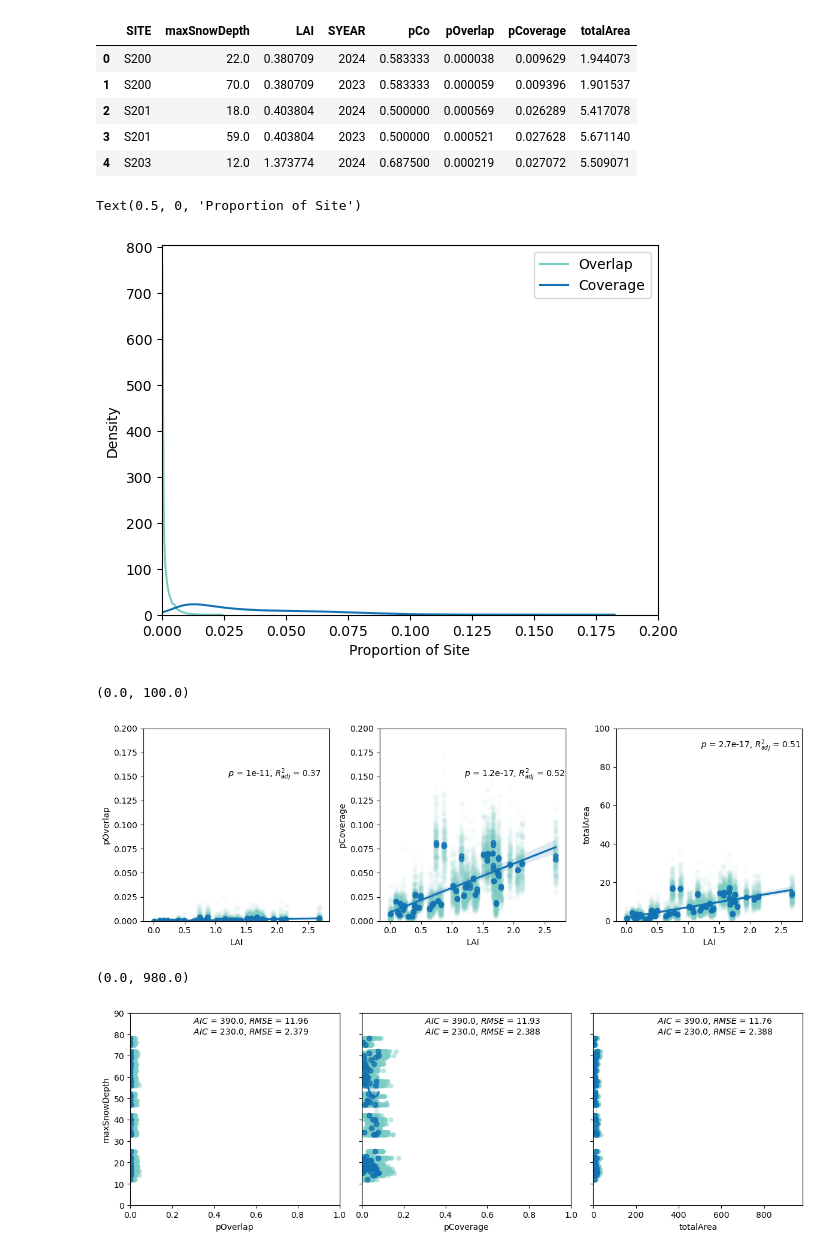
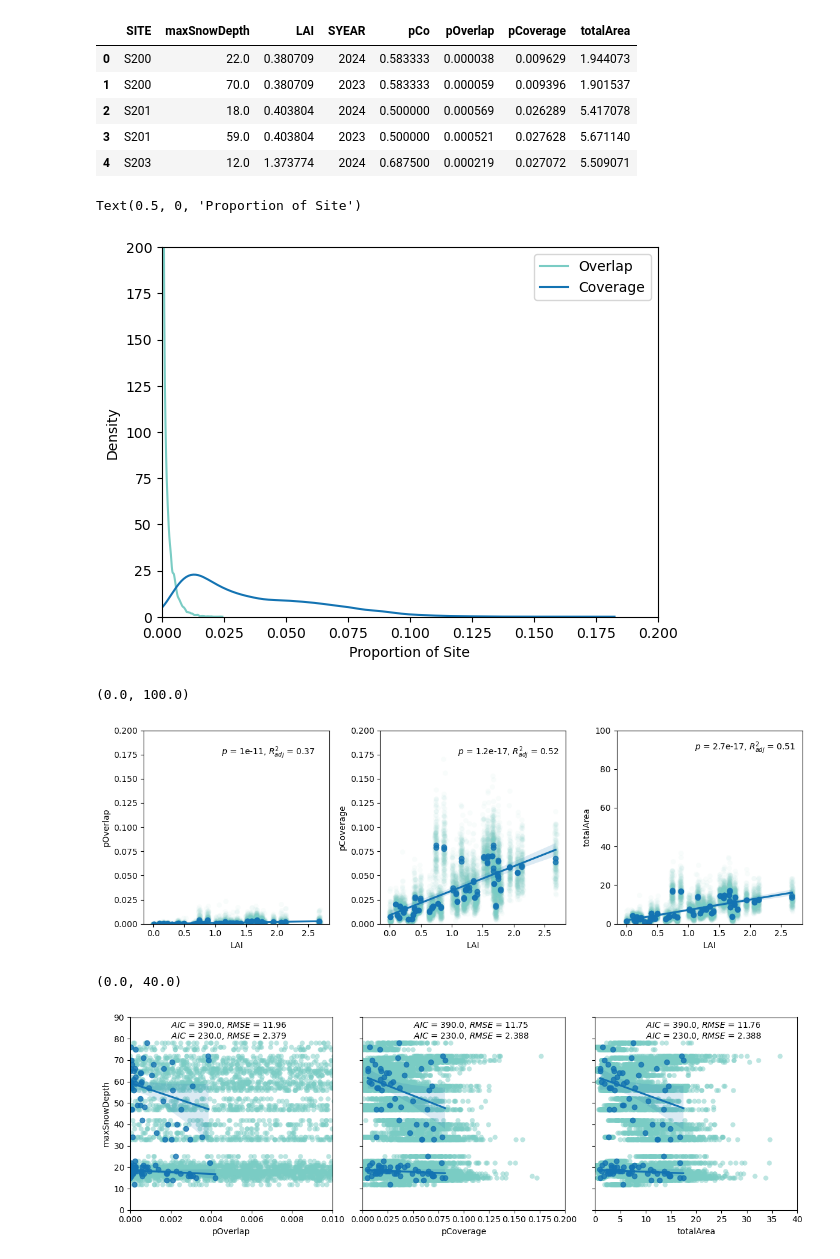
Before and after one commit to mwdjones/forest-canopy-model, a Jupyter notebook: 03_plot-model.ipynb, the cells around one changed output. Drawn from its saved outputs; the diff is of its cells as text; code cells hidden in the pictures.

```diff
--- a/03_plot-model.ipynb
+++ b/03_plot-model.ipynb
@@ -62,14 +62,15 @@ modDat_site.head()
 # %%
 #General Site Statistics
 fig, ax = plt.subplots(1, 1)
-sns.kdeplot(modDat, x="pOverlap", label = 'Overlap', color = pal[2], ax = ax)
-sns.kdeplot(modDat, x="pCoverage", label = 'Coverage', color = pal[4], ax = ax)
+sns.kdeplot(data = modDat, x="pOverlap", label = 'Overlap', color = pal[2], ax = ax)
+sns.kdeplot(data = modDat, x="pCoverage", label = 'Coverage', color = pal[4], ax = ax)
 ax.legend()
 ax.set_xlim(0, 0.2)
+ax.set_ylim(0, 200)
 ax.set_xlabel('Proportion of Site')
 # %% [output]
 Text(0.5, 0, 'Proportion of Site')
-[figure, old version]
+[figure, new version]
 # %%
 #Correlation with LAI
 fig, [ax1, ax2, ax3] = plt.subplots(1, 3, figsize = (12, 4),
@@ -102,9 +103,9 @@ sns.regplot(data = modDat_site, x = 'LAI', y = 'totalArea',
 lai_pOver = smf.ols('pOverlap ~ LAI', data = modDat_site).fit()
 lai_pCover = smf.ols('pCoverage ~ LAI', data = modDat_site).fit()
 lai_tot = smf.ols('totalArea ~ LAI', data = modDat_site).fit()
-ax1.text(1.2, 0.15, r'$ p $ = ' + str(round_sig(lai_pOver.pvalues.LAI, 2)) + r', $ R_{adj}^2 $ = ' + str(round_sig(lai_pOver.rsquared_adj, 2)))
-ax2.text(1.2, 0.15, r'$ p $ = ' + str(round_sig(lai_pCover.pvalues.LAI, 2)) + r', $ R_{adj}^2 $ = ' + str(round_sig(lai_pCover.rsquared_adj, 2)))
-ax3.text(1.2, 90, r'$ p $ = ' + str(round_sig(lai_tot.pvalues.LAI, 2)) + r', $ R_{adj}^2 $ = ' + str(round_sig(lai_tot.rsquared_adj, 2)))
+ax1.text(1.1, 0.175, r'$ p $ = ' + str(round_sig(lai_pOver.pvalues.LAI, 2)) + r', $ R_{adj}^2 $ = ' + str(round_sig(lai_pOver.rsquared_adj, 2)))
+ax2.text(1.1, 0.175, r'$ p $ = ' + str(round_sig(lai_pCover.pvalues.LAI, 2)) + r', $ R_{adj}^2 $ = ' + str(round_sig(lai_pCover.rsquared_adj, 2)))
+ax3.text(1.1, 90, r'$ p $ = ' + str(round_sig(lai_tot.pvalues.LAI, 2)) + r', $ R_{adj}^2 $ = ' + str(round_sig(lai_tot.rsquared_adj, 2)))
 
 #other specs
 ax1.set_ylim(0, 0.2)
@@ -112,7 +113,7 @@ ax2.set_ylim(0, 0.2)
 ax3.set_ylim(0, 100)
 # %% [output]
 (0.0, 100.0)
-[figure, old version]
+[figure, new version]
 # %%
 #Correlation with snow depth
 fig, [ax1, ax2, ax3] = plt.subplots(1, 3, figsize = (12, 4),
@@ -135,17 +136,17 @@ sns.scatterplot(data = modDat[modDat.SYEAR == 2023], x = jitter(modDat[modDat.SY
 sns.regplot(data = modDat_site[modDat_site.SYEAR == 2023], x = 'pOverlap', y = 'maxSnowDepth', order = 1,
                 color = pal[4],
                 ax = ax1)
-sns.regplot(data = modDat_site[modDat_site.SYEAR == 2023], x = 'pCoverage', y = 'maxSnowDepth', order = 2,
+sns.regplot(data = modDat_site[modDat_site.SYEAR == 2023], x = 'pCoverage', y = 'maxSnowDepth', order = 1,
                 color = pal[4],
                 ax = ax2)
-sns.regplot(data = modDat_site[modDat_site.SYEAR == 2023], x = 'totalArea', y = 'maxSnowDepth', order = 2,
+sns.regplot(data = modDat_site[modDat_site.SYEAR == 2023], x = 'totalArea', y = 'maxSnowDepth', order = 1,
                 color = pal[4],
                 ax = ax3)
 
 #model labels
 modDat_site['pCoverage2'] = modDat_site.pCoverage*modDat_site.pCoverage
 pOver_SD2023 = smf.ols('maxSnowDepth ~ pOverlap', data = modDat_site[modDat_site.SYEAR == 2023]).fit()
-pCover_SD2023 = smf.ols('maxSnowDepth ~ pCoverage2', data = modDat_site[modDat_site.SYEAR == 2023]).fit()
+pCover_SD2023 = smf.ols('maxSnowDepth ~ pCoverage', data = modDat_site[modDat_site.SYEAR == 2023]).fit()
 Total_SD2023 = smf.ols('maxSnowDepth ~ totalArea', data = modDat_site[modDat_site.SYEAR == 2023]).fit()
 
 #2024
@@ -160,44 +161,44 @@ sns.scatterplot(data = modDat[modDat.SYEAR == 2024], x = jitter(modDat[modDat.SY
                 color = pal[2], alpha = 0.5, linewidth = 0,
                 ax = ax3)
 
 #average points
 sns.regplot(data = modDat_site[modDat_site.SYEAR == 2024], x = 'pOverlap', y = 'maxSnowDepth', order = 1,
                 color = pal[4],
                 ax = ax1)
 sns.regplot(data = modDat_site[modDat_site.SYEAR == 2024], x = 'pCoverage', y = 'maxSnowDepth', order = 1,
                 color = pal[4],
                 ax = ax2)
 sns.regplot(data = modDat_site[modDat_site.SYEAR == 2024], x = 'totalArea', y = 'maxSnowDepth', order = 1,
                 color = pal[4],
                 ax = ax3)
 
 #model labels
 modDat_site['pCoverage2'] = modDat_site.pCoverage*modDat_site.pCoverage
 pOver_SD2024 = smf.ols('maxSnowDepth ~ pOverlap', data = modDat_site[modDat_site.SYEAR == 2024]).fit()
 pCover_SD2024 = smf.ols('maxSnowDepth ~ pCoverage', data = modDat_site[modDat_site.SYEAR == 2024]).fit()
 Total_SD2024 = smf.ols('maxSnowDepth ~ totalArea', data = modDat_site[modDat_site.SYEAR == 2024]).fit()
 
 #ax1.text(0.6, 85, r'$ p $ = ' + str(round_sig(pOver_SD2023.pvalues.pOverlap, 2)) + r', $ R_{adj}^2 $ = ' + str(round_sig(pOver_SD2023.rsquared_adj, 2)))
 #ax2.text(0.6, 85, r'$ p $ = ' + str(round_sig(pCover_SD2023.pvalues.pCoverage2, 2)) + r', $ R_{adj}^2 $ = ' + str(round_sig(pCover_SD2023.rsquared_adj, 2)))
 #ax1.text(0.6, 80, r'$ p $ = ' + str(round_sig(pOver_SD2024.pvalues.pOverlap, 2)) + r', $ R_{adj}^2 $ = ' + str(round_sig(pOver_SD2024.rsquared_adj, 2)))
 #ax2.text(0.6, 80, r'$ p $ = ' + str(round_sig(pCover_SD2024.pvalues.pCoverage, 2)) + r', $ R_{adj}^2 $ = ' + str(round_sig(pCover_SD2024.rsquared_adj, 2)))
 
 y2023 =  modDat_site[modDat_site.SYEAR == 2023].maxSnowDepth
 y2024 =  modDat_site[modDat_site.SYEAR == 2024].maxSnowDepth
-ax1.text(0.3, 85, r'$ AIC $ = ' + str(round_sig(pOver_SD2023.aic, 2)) + r', $ RMSE $ = ' + str(round_sig(rmse(y2023, pOver_SD2023.fittedvalues), 4)))
-ax2.text(0.3, 85, r'$ AIC $ = ' + str(round_sig(pCover_SD2023.aic, 2)) + r', $ RMSE $ = ' + str(round_sig(rmse(y2023, pCover_SD2023.fittedvalues), 4)))
-ax3.text(300, 85, r'$ AIC $ = ' + str(round_sig(Total_SD2023.aic, 2)) + r', $ RMSE $ = ' + str(round_sig(rmse(y2023, Total_SD2023.fittedvalues), 4)))
-ax1.text(0.3, 80, r'$ AIC $ = ' + str(round_sig(pOver_SD2024.aic, 2)) + r', $ RMSE $ = ' + str(round_sig(rmse(y2024, pOver_SD2024.fittedvalues), 4)))
-ax2.text(0.3, 80, r'$ AIC $ = ' + str(round_sig(pCover_SD2024.aic, 2)) + r', $ RMSE $ = ' + str(round_sig(rmse(y2024, pCover_SD2024.fittedvalues), 4)))
-ax3.text(300, 80, r'$ AIC $ = ' + str(round_sig(Total_SD2024.aic, 2)) + r', $ RMSE $ = ' + str(round_sig(rmse(y2024, Total_SD2024.fittedvalues), 4)))
+ax1.text(0.002, 85, r'$ AIC $ = ' + str(round_sig(pOver_SD2023.aic, 2)) + r', $ RMSE $ = ' + str(round_sig(rmse(y2023, pOver_SD2023.fittedvalues), 4)))
+ax2.text(0.05, 85, r'$ AIC $ = ' + str(round_sig(pCover_SD2023.aic, 2)) + r', $ RMSE $ = ' + str(round_sig(rmse(y2023, pCover_SD2023.fittedvalues), 4)))
+ax3.text(10, 85, r'$ AIC $ = ' + str(round_sig(Total_SD2023.aic, 2)) + r', $ RMSE $ = ' + str(round_sig(rmse(y2023, Total_SD2023.fittedvalues), 4)))
+ax1.text(0.002, 80, r'$ AIC $ = ' + str(round_sig(pOver_SD2024.aic, 2)) + r', $ RMSE $ = ' + str(round_sig(rmse(y2024, pOver_SD2024.fittedvalues), 4)))
+ax2.text(0.05, 80, r'$ AIC $ = ' + str(round_sig(pCover_SD2024.aic, 2)) + r', $ RMSE $ = ' + str(round_sig(rmse(y2024, pCover_SD2024.fittedvalues), 4)))
+ax3.text(10, 80, r'$ AIC $ = ' + str(round_sig(Total_SD2024.aic, 2)) + r', $ RMSE $ = ' + str(round_sig(rmse(y2024, Total_SD2024.fittedvalues), 4)))
 
 ax1.set_ylim(0, 90)
-ax1.set_xlim(0, 1)
-ax2.set_xlim(0, 1)
-ax3.set_xlim(0, 980)
+ax1.set_xlim(0, 0.01)
+ax2.set_xlim(0, 0.2)
+ax3.set_xlim(0, 40)
 # %% [output]
-(0.0, 980.0)
+(0.0, 40.0)
-[figure, old version]
+[figure, new version]
 # %%
 #Check model assumptions
 #Overlap Model - 2023
```
Also changed, not shown: parts of 3 cells of this notebook, 1 other file.
